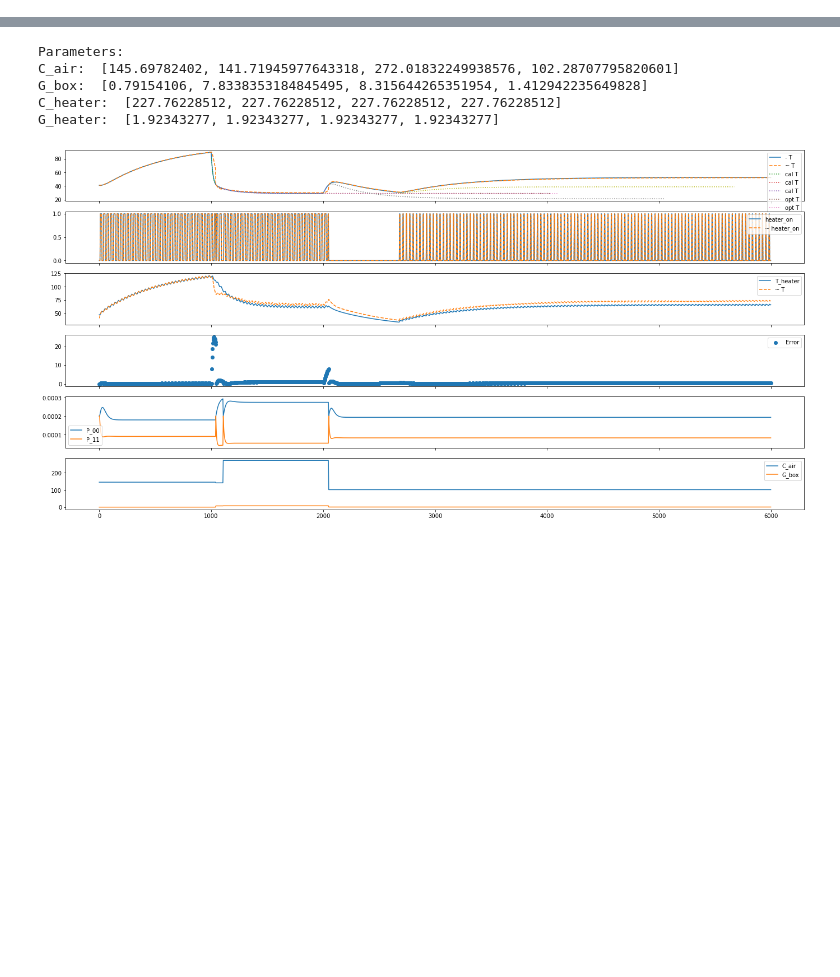
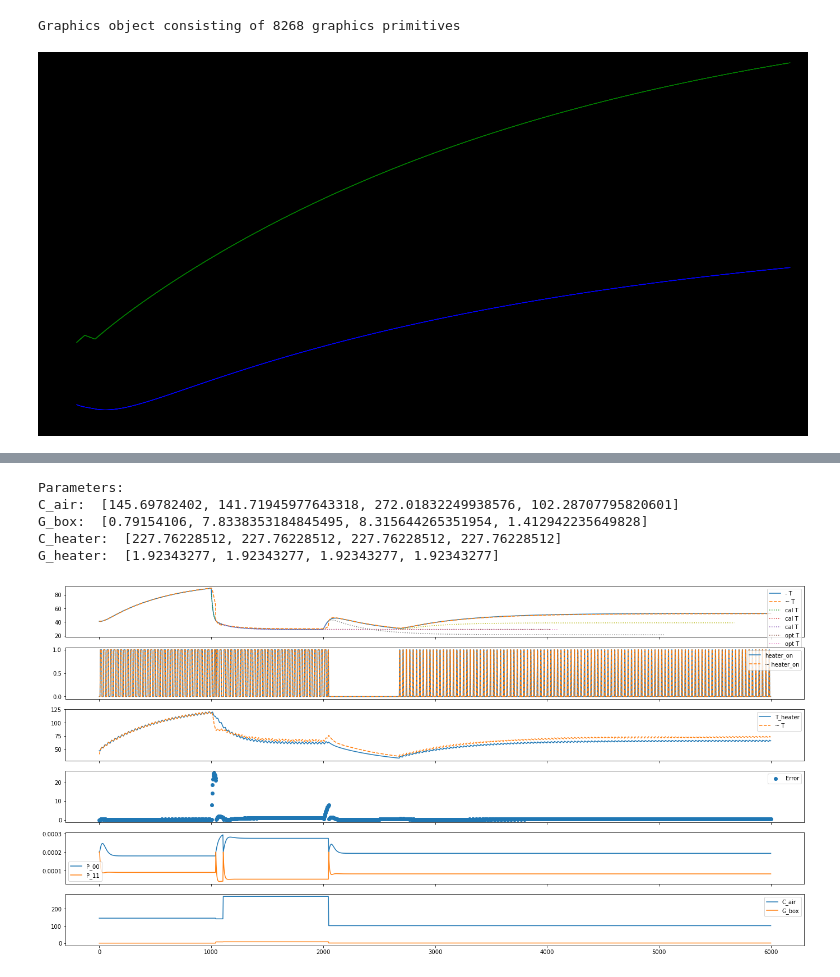
Before and after one commit to twright/example_digital-twin_incubator, a Jupyter notebook: software/notebooks/Self-Adaptation Test.ipynb, the cells around one changed output, grey strips where cells are left out. Cells and saved outputs as stored; diff of their text form; code cells hidden in the pictures; blank space fills up the shorter version.

Commit message:
Initial experiment at inserting verified integration into the self-adaptation loop.

```diff
--- a/software/notebooks/Self-Adaptation Test.ipynb
+++ b/software/notebooks/Self-Adaptation Test.ipynb
@@ -227,0 +144,9 @@ ModelSolver().simulate(m, 0.0, tf, 3.0)
+# %%
+m.self_adaptation_manager.state_machine.verified_traces[0].plot(
+    ('T_A', 'T_H'), color=('blue', 'green'))
+# %% [output]
+Graphics object consisting of 8268 graphics primitives
+# %%
+_.matplotlib()
+# %% [output]
+[figure, added]
```
Also changed, not shown: parts of 32 cells of this notebook, 2 other files.
